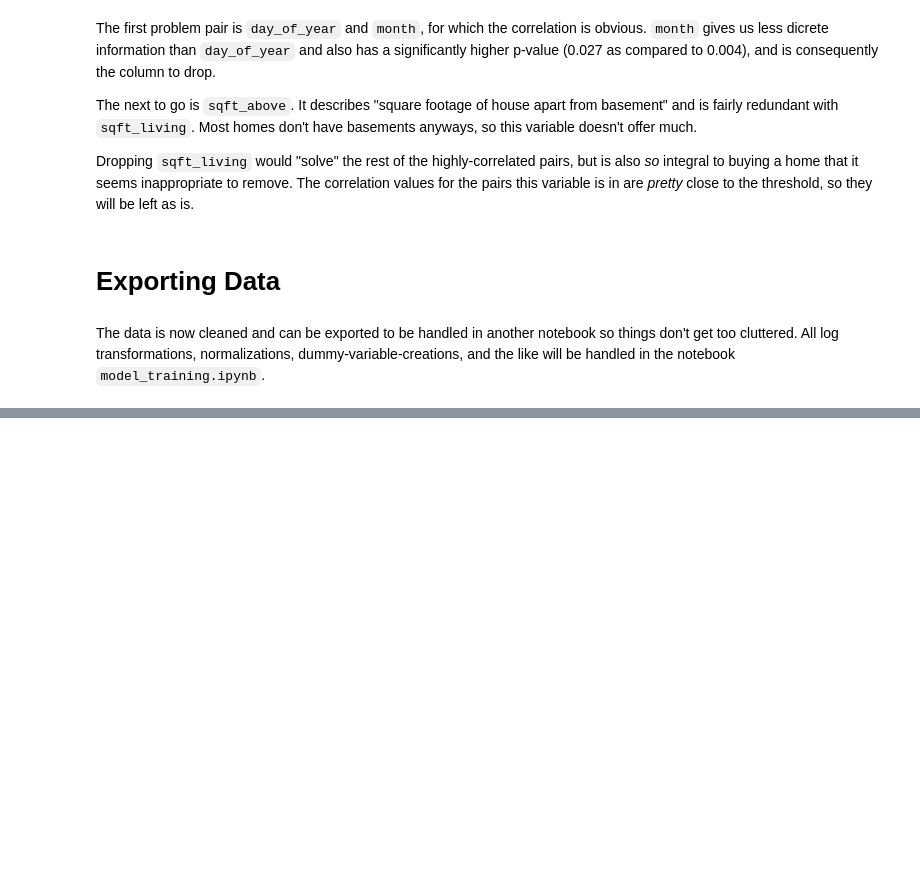
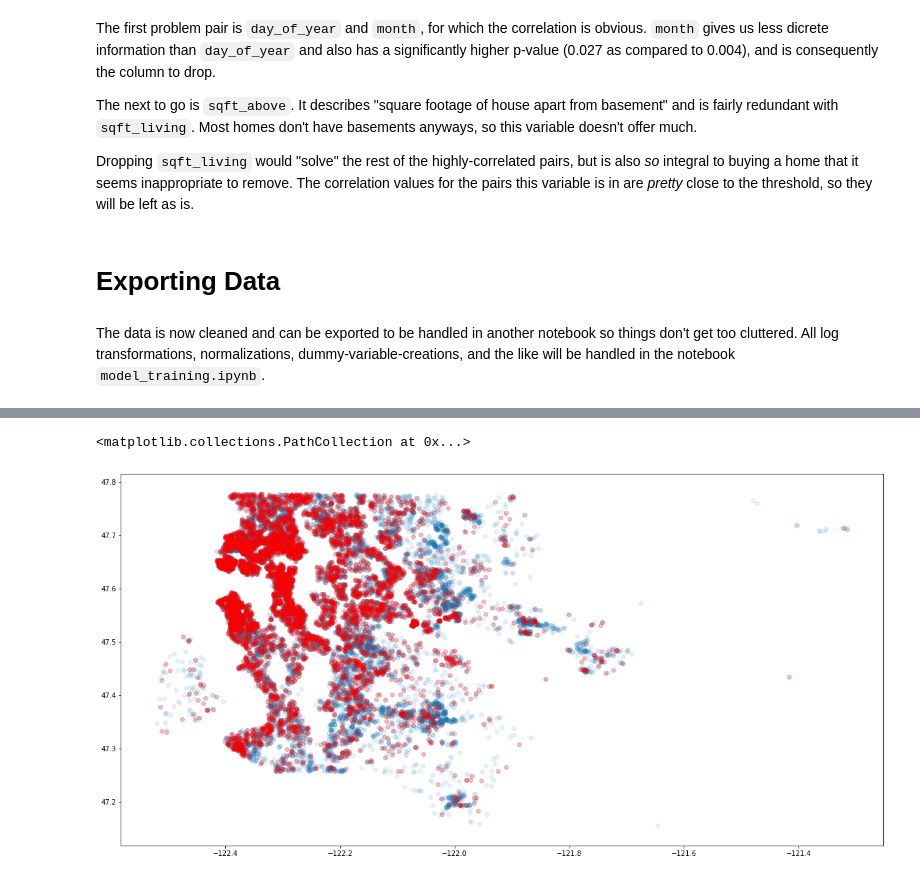
Before and after one commit to stevenzych/housing-project, a Jupyter notebook: notebooks/eda_and_cleaning.ipynb, the cells around one changed output, grey strips where cells are left out. Drawn from its saved outputs; the diff is of its cells as text; code cells hidden in the pictures; blank space fills up the shorter version.

Commit message:
added plots for blog post

```diff
--- a/notebooks/eda_and_cleaning.ipynb
+++ b/notebooks/eda_and_cleaning.ipynb
@@ -337,0 +356,8 @@ df.to_csv('data/cleaned_kc.csv')
+# %%
+bsmt_df = df[df.sqft_basement > 0]
+plt.figure(figsize=(20,10))
+plt.scatter(df.long, df.lat, alpha=0.1)
+plt.scatter(bsmt_df.long, bsmt_df.lat, color='r', alpha=0.2)
+# %% [output]
+<matplotlib.collections.PathCollection at 0x...>
+[figure, added]
```
Also changed, not shown: parts of 7 cells of this notebook, 1 other file.
